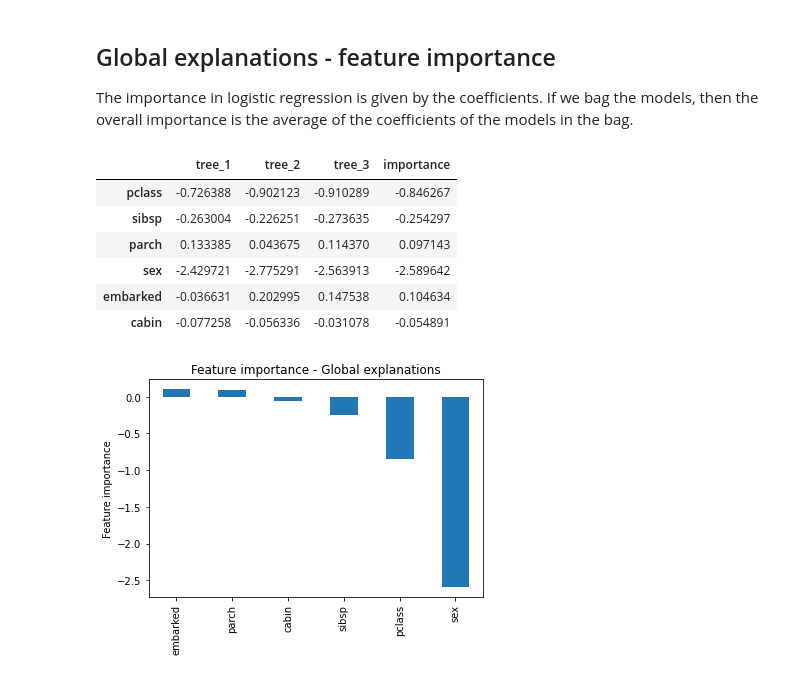
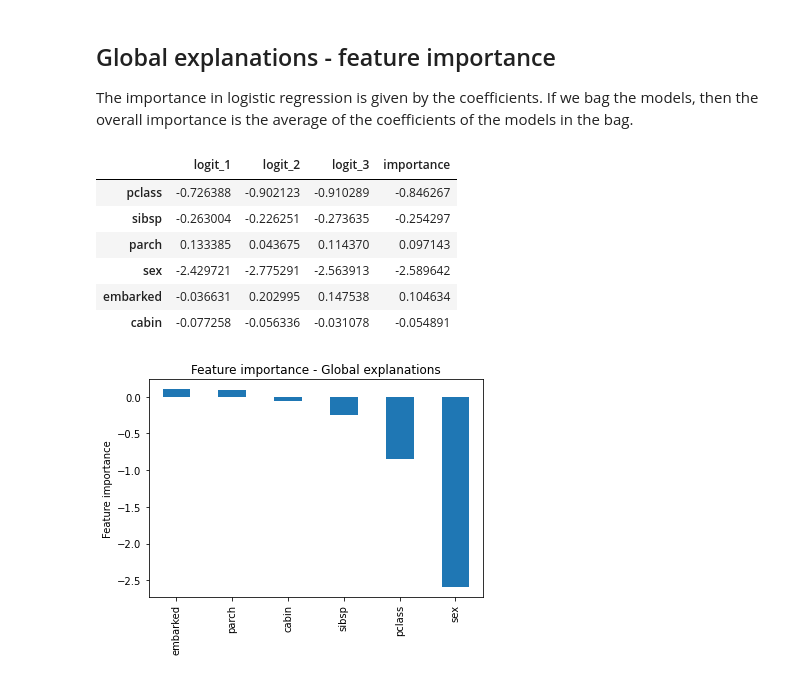
Before and after one commit to solegalli/machine-learning-interpretability, a Jupyter notebook: 07-random-forests/4-bagging-logistic-regression.ipynb, the cells around one changed output. Drawn from its saved outputs; the diff is of its cells as text; code cells hidden in the pictures.

```diff
--- a/07-random-forests/4-bagging-logistic-regression.ipynb
+++ b/07-random-forests/4-bagging-logistic-regression.ipynb
@@ -83,25 +83,25 @@ The importance in logistic regression is given by the coefficients. If we bag th
 # %%
 # importance based on each model
 
 # Let's take the importance derived by each single logistic regression
 
 global_exp = pd.concat([
     pd.Series(bag.estimators_[0].coef_[0]),
     pd.Series(bag.estimators_[1].coef_[0]),
     pd.Series(bag.estimators_[2].coef_[0]),
 ], axis=1,
 )
 
-global_exp.columns = ["tree_1", "tree_2", "tree_3"]
+global_exp.columns = ["logit_1", "logit_2", "logit_3"]
 global_exp.index = bag.feature_names_in_
 
 # Now we calculate the mean importance, by taking the
 #average of the coefficients
 global_exp["importance"] = global_exp.mean(axis=1)
 
 global_exp
 # %% [output]
-|  | tree_1 | tree_2 | tree_3 | importance |
+|  | logit_1 | logit_2 | logit_3 | importance |
 | pclass | -0.726388 | -0.902123 | -0.910289 | -0.846267 |
 | sibsp | -0.263004 | -0.226251 | -0.273635 | -0.254297 |
 | parch | 0.133385 | 0.043675 | 0.114370 | 0.097143 |
```
Also changed, not shown: parts of 3 cells of this notebook.
